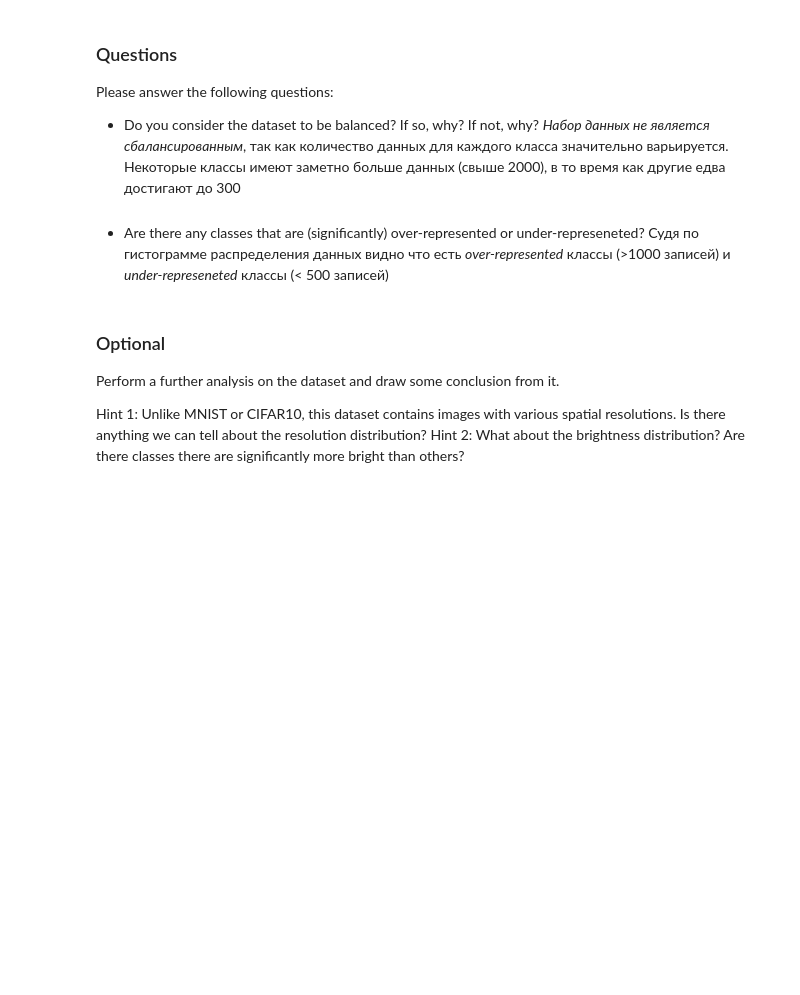
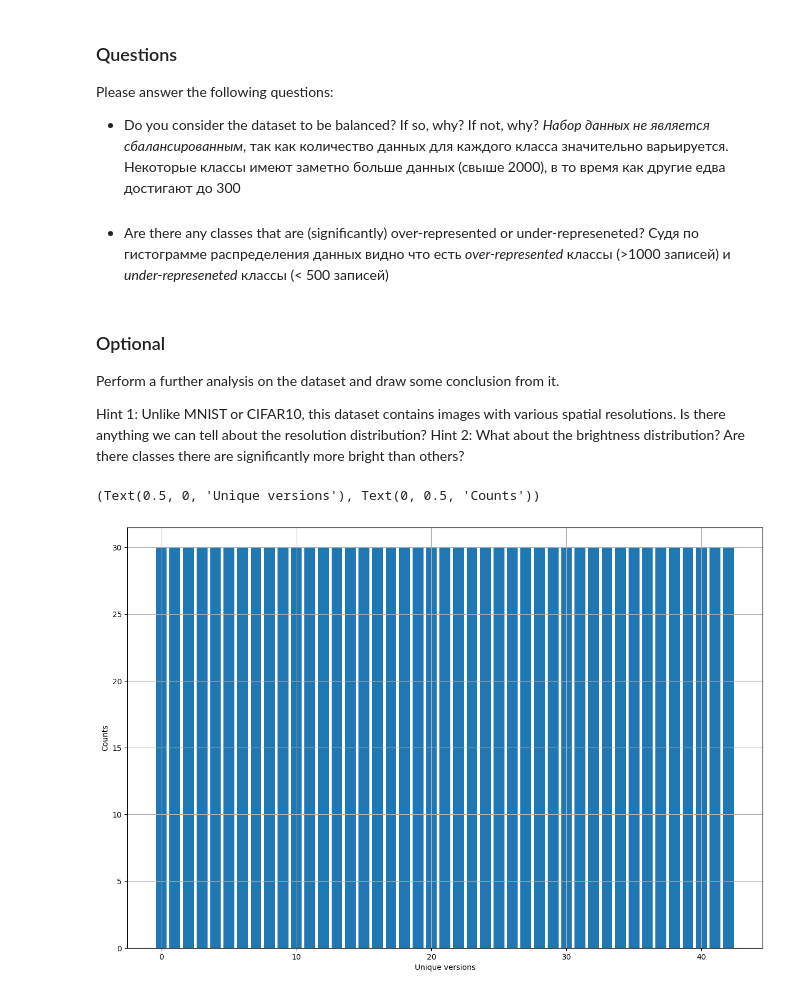
Before and after one commit to chaplinskij/rd_computer_vision, a Jupyter notebook: lesson_13/lesson_13.ipynb, the cells around one changed output. Saved outputs shown, nothing was run; the diff lists cells and outputs as text; code cells hidden in the pictures; blank space fills up the shorter version.

```diff
--- a/lesson_13/lesson_13.ipynb
+++ b/lesson_13/lesson_13.ipynb
@@ -48,6 +48,9 @@ for ii in range(15):
 ### Step 3
 
 Inspect the dataset by computing and plotting the per-class histogram.
+# %%
+data['is_vertical'] = np.where(data.Width < data.Height, 1, 0)
+data['size'] = data.Width * data.Height
 # %%
 # Extract class identifiers
 # Hint: Check the csv
@@ -77,3 +80,35 @@ Perform a further analysis on the dataset and draw some conclusion from it.
 
 Hint 1: Unlike MNIST or CIFAR10, this dataset contains images with various spatial resolutions. Is there anything we can tell about the resolution distribution?
 Hint 2: What about the brightness distribution? Are there classes there are significantly more bright than others?
+# %%
+# Метод определяет яркость изображения
+def get_brightness(img_path: str) -> float:
+    img = cv2.imread(os.path.join(root, img_path))
+    gray_image = cv2.cvtColor(img, cv2.COLOR_BGR2GRAY)
+    return np.round(gray_image.mean())
+# %%
+# метод извлекает из названия файла, дополнительные значения
+def parse_image_path(img_path: str) -> tuple:
+    file_name = img_path.split('/')[-1].split('.')[0]
+    return tuple(file_name.split('_'))
+# %%
+
+data[['class', 'file_id', 'version_id']] = data.Path.apply(
+    lambda x: pd.Series(parse_image_path(x))
+)
+
+# добавим значение яркости для каждого файла
+data['brightness'] = data.Path.apply(get_brightness)
+
+# добавим значение brightness_range с шагом 50 для каждого файла
+bins = range(0, 301, 50)
+labels = [f'{i}-{i+50}' for i in bins[:-1]]
+data['brightness_range'] = pd.cut(data['brightness'], bins=bins, labels=labels, right=False)
+# %%
+# распределение по версиям файлов для каждого класса
+res = data.groupby('ClassId')['version_id'].nunique()
+plt.bar(res.index, res.values), plt.grid(True)
+plt.xlabel('Unique versions'), plt.ylabel('Counts')
+# %% [output]
+(Text(0.5, 0, 'Unique versions'), Text(0, 0.5, 'Counts'))
+[figure, added]
```
Also changed, not shown: parts of 4 cells of this notebook.
